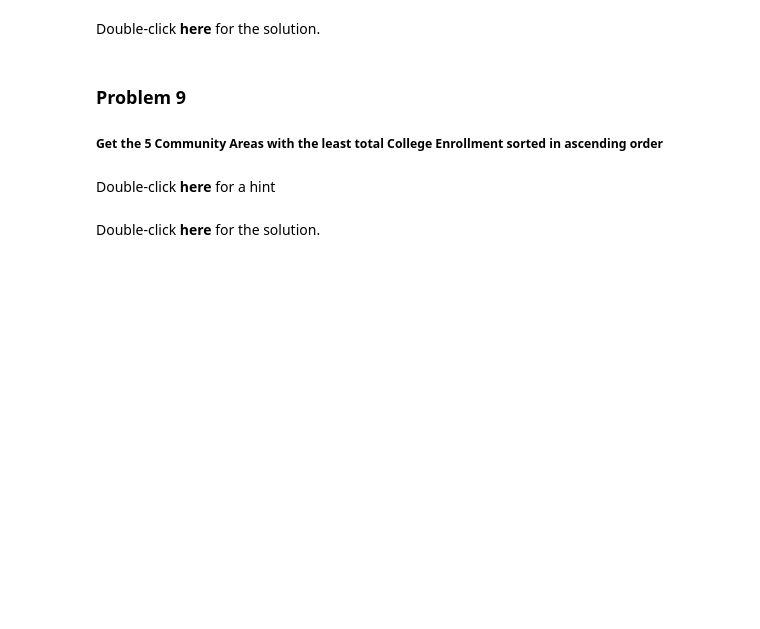
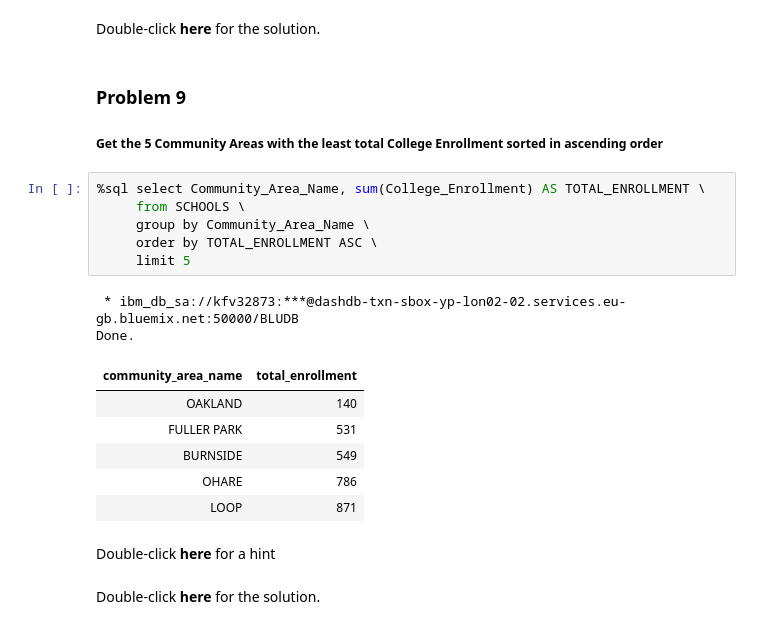
Before and after one commit to azkasyafaf/ibm-data-analyst-cert, a Jupyter notebook: labs/DB0201EN/DB0201EN-Week4-1-1-RealDataPractice-v5.ipynb, the cells around one changed output. Cells and saved outputs as stored; diff of their text form; blank space fills up the shorter version.

```diff
--- a/labs/DB0201EN/DB0201EN-Week4-1-1-RealDataPractice-v5.ipynb
+++ b/labs/DB0201EN/DB0201EN-Week4-1-1-RealDataPractice-v5.ipynb
@@ -307,6 +477,21 @@ Double-click **here** for the solution.
 ### Problem 9
 
 ##### Get the 5 Community Areas with the least total College Enrollment  sorted in ascending order
+# %%
+%sql select Community_Area_Name, sum(College_Enrollment) AS TOTAL_ENROLLMENT \
+     from SCHOOLS \
+     group by Community_Area_Name \
+     order by TOTAL_ENROLLMENT ASC \
+     limit 5
+# %% [output]
+ * ibm_db_sa://kfv32873:***@dashdb-txn-sbox-yp-lon02-02.services.eu-gb.bluemix.net:50000/BLUDB
+Done.
+| community_area_name | total_enrollment |
+| OAKLAND | 140 |
+| FULLER PARK | 531 |
+| BURNSIDE | 549 |
+| OHARE | 786 |
+| LOOP | 871 |
 # %% [markdown]
 Double-click **here** for a hint
 
```
Also changed, not shown: parts of 16 cells of this notebook, 1 other file.
